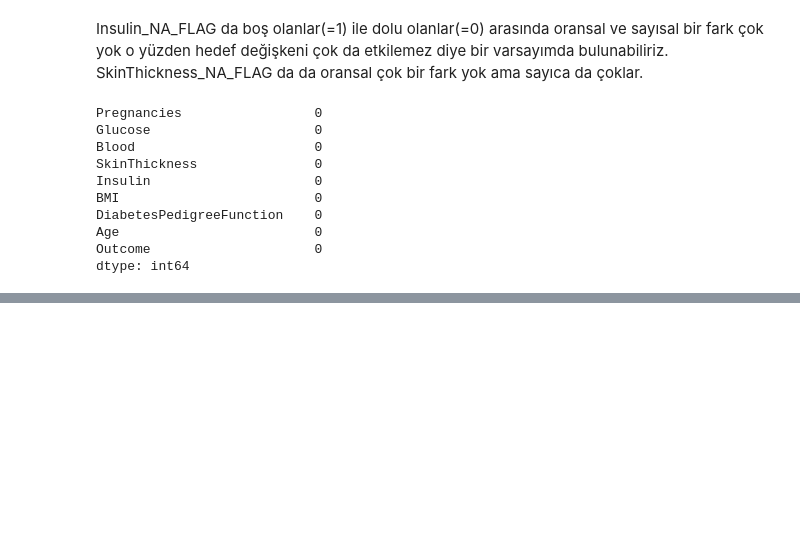
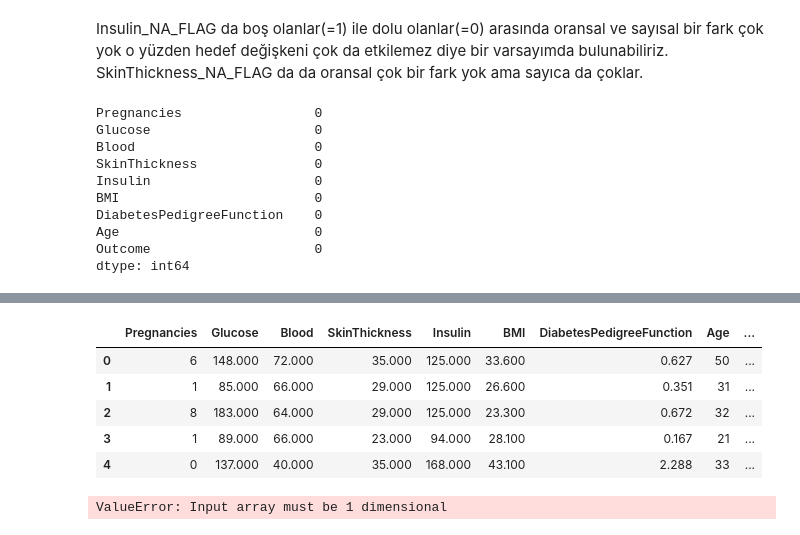
Before and after one commit to emsalozkan/5-Feature-Engineering, a Jupyter notebook: notebooks/cs_diabetes_nb.ipynb, the cells around one changed output, grey strips where cells are left out. Cells and saved outputs as stored; diff of their text form; code cells hidden in the pictures; blank space fills up the shorter version.

```diff
--- a/notebooks/cs_diabetes_nb.ipynb
+++ b/notebooks/cs_diabetes_nb.ipynb
@@ -467,0 +494,16 @@ def replace_with_thresholds(dataframe, variable, q1=0.05, q3=0.95):
+# %%
+df["NEW_AGE_CAT"] = df.apply(set_age, axis=1)
+df.head()
+# %% [output]
+|  | Pregnancies | Glucose | Blood | SkinThickness | Insulin | BMI | DiabetesPedigreeFunction | Age | ... |
+| 0 | 6 | 148.000 | 72.000 | 35.000 | 125.000 | 33.600 | 0.627 | 50 | ... |
+| 1 | 1 | 85.000 | 66.000 | 29.000 | 125.000 | 26.600 | 0.351 | 31 | ... |
+| 2 | 8 | 183.000 | 64.000 | 29.000 | 125.000 | 23.300 | 0.672 | 32 | ... |
+| 3 | 1 | 89.000 | 66.000 | 23.000 | 94.000 | 28.100 | 0.167 | 21 | ... |
+| 4 | 0 | 137.000 | 40.000 | 35.000 | 168.000 | 43.100 | 2.288 | 33 | ... |
+# %%
+df = set_BMI(df, "BMI")
+
+print(df)
+# %% [output]
+ValueError: Input array must be 1 dimensional
```
Also changed, not shown: parts of 10 cells of this notebook, 4 other files.
